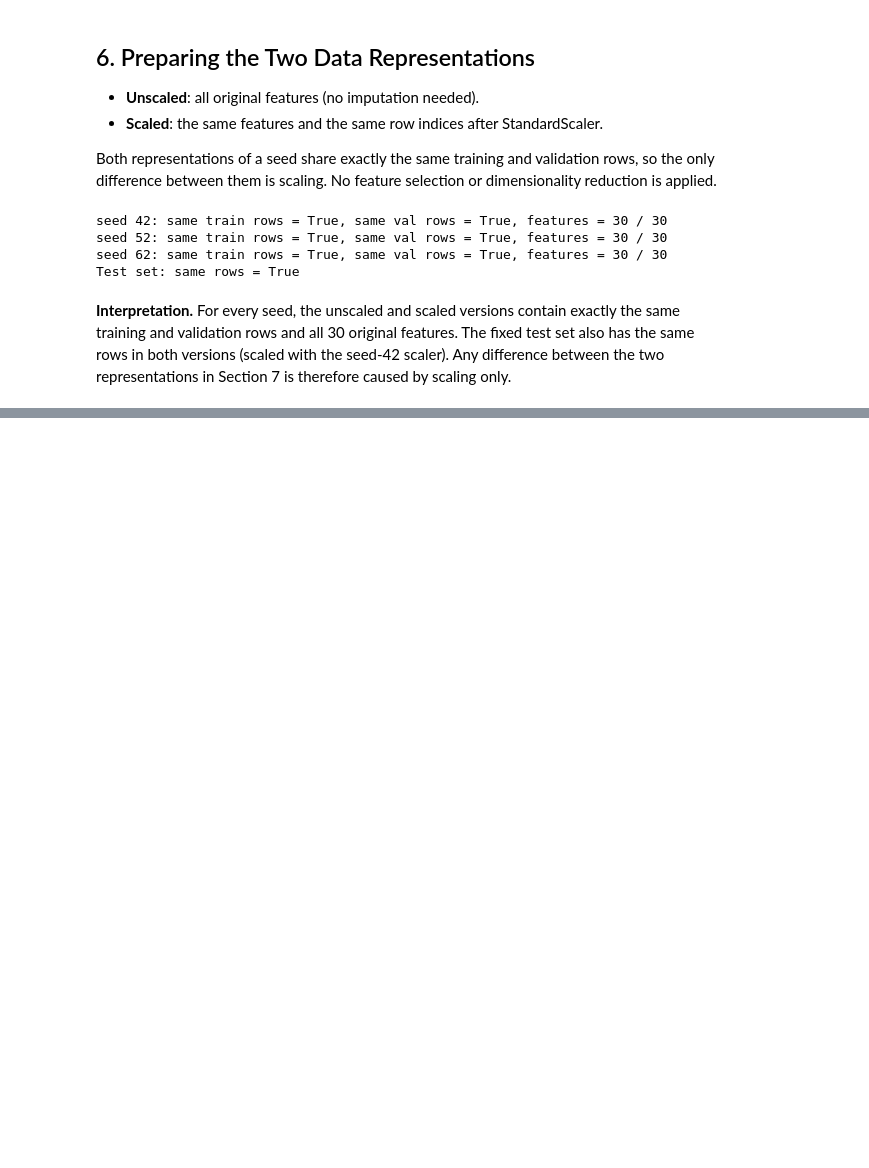
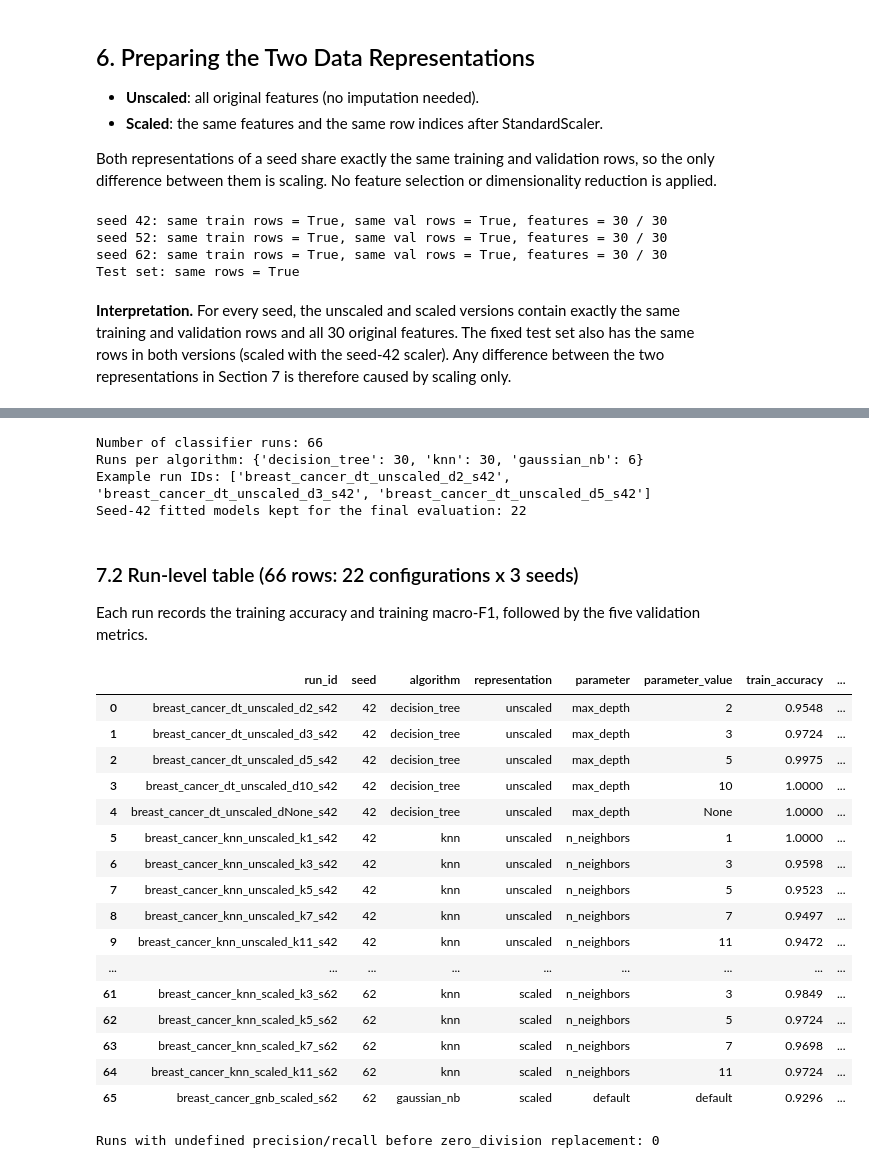
Before and after one commit to selenasurucu/machine-learning-midterm, a Jupyter notebook: breast_cancer.ipynb, the cells around one changed output, grey strips where cells are left out. Cells and saved outputs as stored; diff of their text form; code cells hidden in the pictures; blank space fills up the shorter version.

Commit message:
Breast cancer : train 66 classifier runs with validation metrics

```diff
--- a/breast_cancer.ipynb
+++ b/breast_cancer.ipynb
@@ -328,0 +333,42 @@ Test set: same rows = True
+# %%
+runs, models_42 = utils.train_all_models(DATASET, reps, splits)
+print("Number of classifier runs:", len(runs))
+print("Runs per algorithm:", runs["algorithm"].value_counts().to_dict())
+print("Example run IDs:", runs["run_id"].head(3).tolist())
+print("Seed-42 fitted models kept for the final evaluation:", len(models_42))
+# %% [output]
+Number of classifier runs: 66
+Runs per algorithm: {'decision_tree': 30, 'knn': 30, 'gaussian_nb': 6}
+Example run IDs: ['breast_cancer_dt_unscaled_d2_s42', 'breast_cancer_dt_unscaled_d3_s42', 'breast_cancer_dt_unscaled_d5_s42']
+Seed-42 fitted models kept for the final evaluation: 22
+# %% [markdown]
+### 7.2 Run-level table (66 rows: 22 configurations x 3 seeds)
+Each run records the training accuracy and training macro-F1, followed by the five validation metrics.
+# %%
+show_cols = ["run_id", "seed", "algorithm", "representation", "parameter", "parameter_value",
+             "train_accuracy", "train_macro_f1", "val_accuracy", "val_macro_precision",
+             "val_macro_recall", "val_macro_f1", "val_roc_auc"]
+pd.set_option("display.max_rows", 100)
+display(runs[show_cols].round(4))
+
+undef = runs[runs["val_undefined_metrics"] != "none"]
+print("Runs with undefined precision/recall before zero_division replacement:", len(undef))
+# %% [output]
+|  | run_id | seed | algorithm | representation | parameter | parameter_value | train_accuracy | ... |
+| 0 | breast_cancer_dt_unscaled_d2_s42 | 42 | decision_tree | unscaled | max_depth | 2 | 0.9548 | ... |
+| 1 | breast_cancer_dt_unscaled_d3_s42 | 42 | decision_tree | unscaled | max_depth | 3 | 0.9724 | ... |
+| 2 | breast_cancer_dt_unscaled_d5_s42 | 42 | decision_tree | unscaled | max_depth | 5 | 0.9975 | ... |
+| 3 | breast_cancer_dt_unscaled_d10_s42 | 42 | decision_tree | unscaled | max_depth | 10 | 1.0000 | ... |
+| 4 | breast_cancer_dt_unscaled_dNone_s42 | 42 | decision_tree | unscaled | max_depth | None | 1.0000 | ... |
+| 5 | breast_cancer_knn_unscaled_k1_s42 | 42 | knn | unscaled | n_neighbors | 1 | 1.0000 | ... |
+| 6 | breast_cancer_knn_unscaled_k3_s42 | 42 | knn | unscaled | n_neighbors | 3 | 0.9598 | ... |
+| 7 | breast_cancer_knn_unscaled_k5_s42 | 42 | knn | unscaled | n_neighbors | 5 | 0.9523 | ... |
+| 8 | breast_cancer_knn_unscaled_k7_s42 | 42 | knn | unscaled | n_neighbors | 7 | 0.9497 | ... |
+| 9 | breast_cancer_knn_unscaled_k11_s42 | 42 | knn | unscaled | n_neighbors | 11 | 0.9472 | ... |
+| ... | ... | ... | ... | ... | ... | ... | ... | ... |
+| 61 | breast_cancer_knn_scaled_k3_s62 | 62 | knn | scaled | n_neighbors | 3 | 0.9849 | ... |
+| 62 | breast_cancer_knn_scaled_k5_s62 | 62 | knn | scaled | n_neighbors | 5 | 0.9724 | ... |
+| 63 | breast_cancer_knn_scaled_k7_s62 | 62 | knn | scaled | n_neighbors | 7 | 0.9698 | ... |
+| 64 | breast_cancer_knn_scaled_k11_s62 | 62 | knn | scaled | n_neighbors | 11 | 0.9724 | ... |
+| 65 | breast_cancer_gnb_scaled_s62 | 62 | gaussian_nb | scaled | default | default | 0.9296 | ... |
+Runs with undefined precision/recall before zero_division replacement: 0
```
Also changed, not shown: parts of 2 cells of this notebook, 1 other file.
